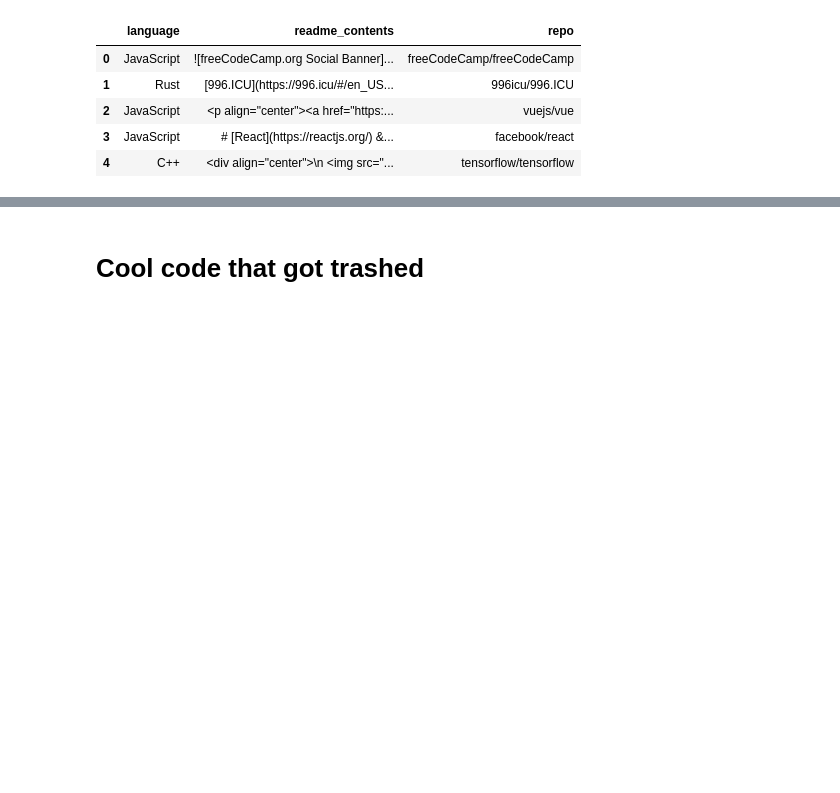
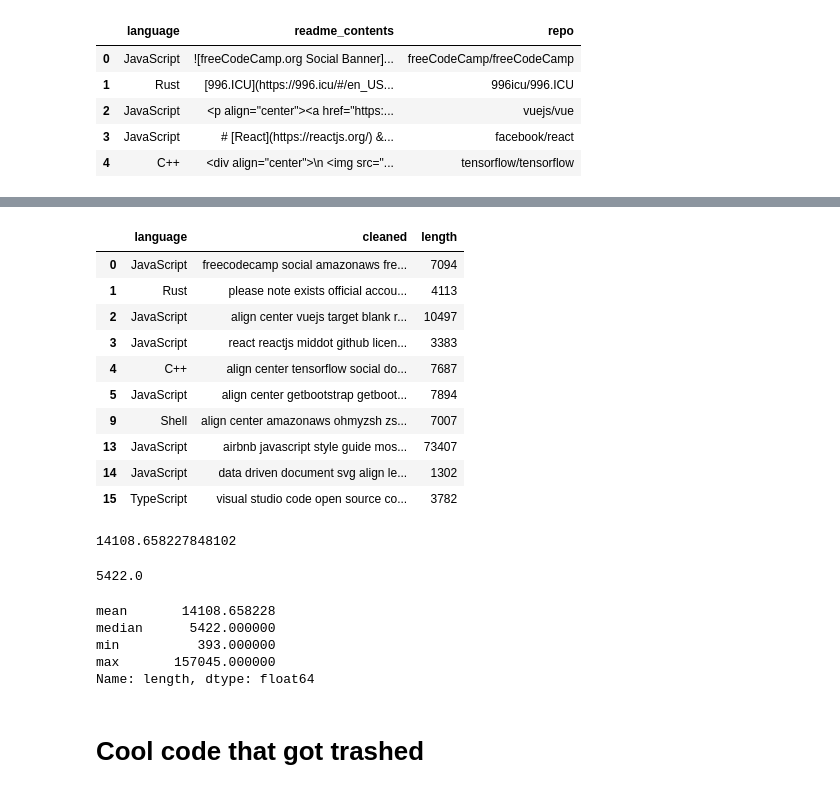
Before and after one commit to pellegrino-nlp/nlp_project, a Jupyter notebook: faith_spacy.ipynb, the cells around one changed output, grey strips where cells are left out. Drawn from its saved outputs; the diff is of its cells as text; code cells hidden in the pictures; blank space fills up the shorter version.

```diff
--- a/faith_spacy.ipynb
+++ b/faith_spacy.ipynb
@@ -255,11 +266,0 @@ df.head()
-# %%
-df = df.assign(stemmed = df.original.apply(tokenize).apply(stem))
-
-df = df.assign(lemmatized = df.original.apply(tokenize).apply(lemmatize))
-
-# cleaned == lemmatized without stopwords
-# cleaned will be our feature
-
-df = df.assign(cleaned = df.lemmatized.apply(remove_stopwords))
-
-df.head()
@@ -273,3 +292,37 @@ df.head()
+# %%
+df = df[~df.language.isnull()]
+# %%
+df_len = df.assign(length = df.cleaned.apply(len))
+# %%
+df_len.head(10)
+# %% [output]
+|  | language | cleaned | length |
+| 0 | JavaScript | freecodecamp social amazonaws fre... | 7094 |
+| 1 | Rust | please note exists official accou... | 4113 |
+| 2 | JavaScript | align center vuejs target blank r... | 10497 |
+| 3 | JavaScript | react reactjs middot github licen... | 3383 |
+| 4 | C++ | align center tensorflow social do... | 7687 |
+| 5 | JavaScript | align center getbootstrap getboot... | 7894 |
+| 9 | Shell | align center amazonaws ohmyzsh zs... | 7007 |
+| 13 | JavaScript | airbnb javascript style guide mos... | 73407 |
+| 14 | JavaScript | data driven document svg align le... | 1302 |
+| 15 | TypeScript | visual studio code open source co... | 3782 |
+# %%
+df_len['length'].mean()
+# %% [output]
+14108.658227848102
+# %%
+df_len['length'].median()
+# %% [output]
+5422.0
+# %%
+df_len['length'].agg(['mean', 'median', min, max])
+# %% [output]
+mean       14108.658228
+median      5422.000000
+min          393.000000
+max       157045.000000
+Name: length, dtype: float64
 # %% [markdown]
 # Cool code that got trashed
 # %%
```
Also changed, not shown: parts of 7 cells of this notebook.
